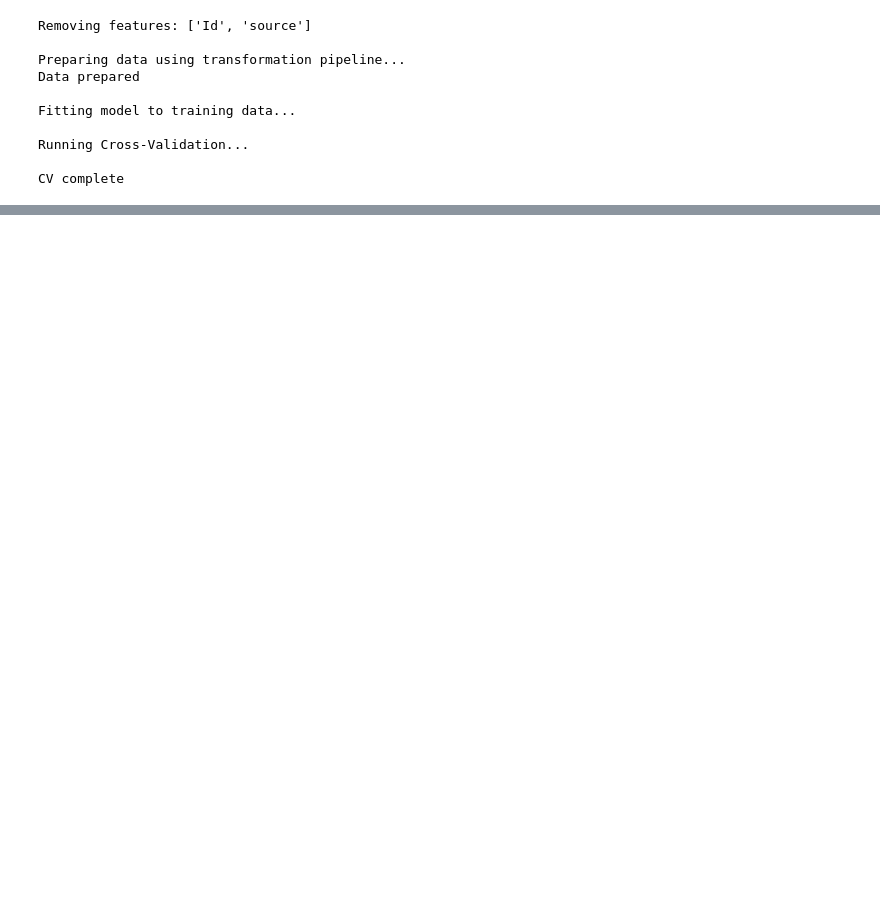
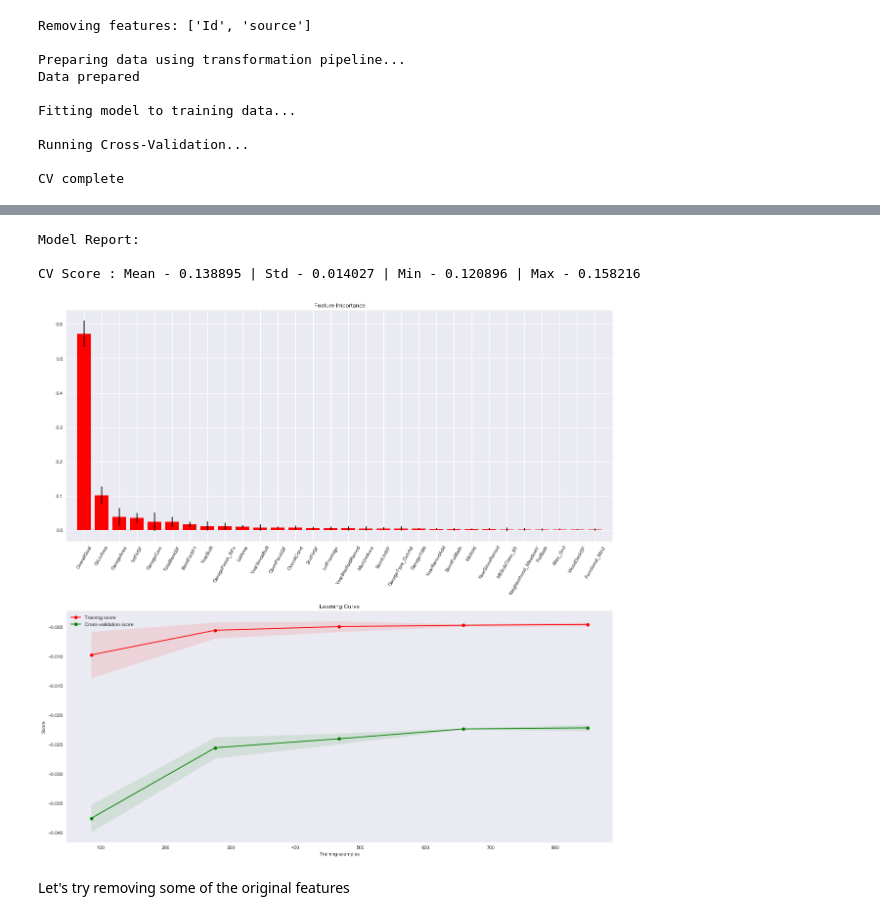
Before and after one commit to dorond/kaggle-house-prices-prediction, a Jupyter notebook: Housing Sale Price Prediction (Kaggle).ipynb, the cells around one changed output, grey strips where cells are left out. Saved outputs shown, nothing was run; the diff lists cells and outputs as text; code cells hidden in the pictures; blank space fills up the shorter version.

```diff
--- a/Housing Sale Price Prediction (Kaggle).ipynb
+++ b/Housing Sale Price Prediction (Kaggle).ipynb
@@ -1382,0 +1484,3 @@ CV Score : Mean - 0.141582 | Std - 0.014724 | Min - 0.117946 | Max - 0.160826
+# %%
+train["LotAreaBucket"] = train["LotArea"] // 20000 * 20000
+train[["LotAreaBucket", "SalePrice"]].groupby(['LotAreaBucket']).mean()
@@ -1382,0 +1498,3 @@ CV Score : Mean - 0.141582 | Std - 0.014724 | Min - 0.117946 | Max - 0.160826
+# %%
+train["MasVnrAreaBucket"] = train["MasVnrArea"] // 500 * 500
+train[["MasVnrAreaBucket", "SalePrice"]].groupby(['MasVnrAreaBucket']).mean()
@@ -1382,0 +1609,8 @@ CV Score : Mean - 0.141582 | Std - 0.014724 | Min - 0.117946 | Max - 0.160826
+# %%
+training_data = train.copy()
+# %%
+
+forest_model_new_features, train_prepared, labels, features, forest_scores_new_features = build_run_model(RandomForestRegressor(random_state=42), training_data, "SalePrice",
+                                                                                                                  num_pipelines, cat_pipelines, bool_pipelines, identifiers_to_drop, scoring=scoring,
+                                                                                feature_add_remove_pipeline=feature_add_remove_pipeline, feature_transform_pipeline=feature_transform_pipeline,
+                                                                                outlier_pipeline=outlier_pipeline, feature_list=None)
@@ -1382,0 +1628,10 @@ CV Score : Mean - 0.141582 | Std - 0.014724 | Min - 0.117946 | Max - 0.160826
+# %%
+feature_importances_forest_new_features, feature_names_forest_new_features = measure_regression_model(forest_model_new_features, forest_scores_new_features, training_data, train_prepared,
+                                        "SalePrice", labels, features, scoring=scoring, outlier_pipeline=outlier_pipeline)
+# %% [output]
+Model Report:
+
+CV Score : Mean - 0.138895 | Std - 0.014027 | Min - 0.120896 | Max - 0.158216
+[figure, added]
+# %% [markdown]
+Let's try removing some of the original features
```
Also changed, not shown: parts of 43 cells of this notebook.
